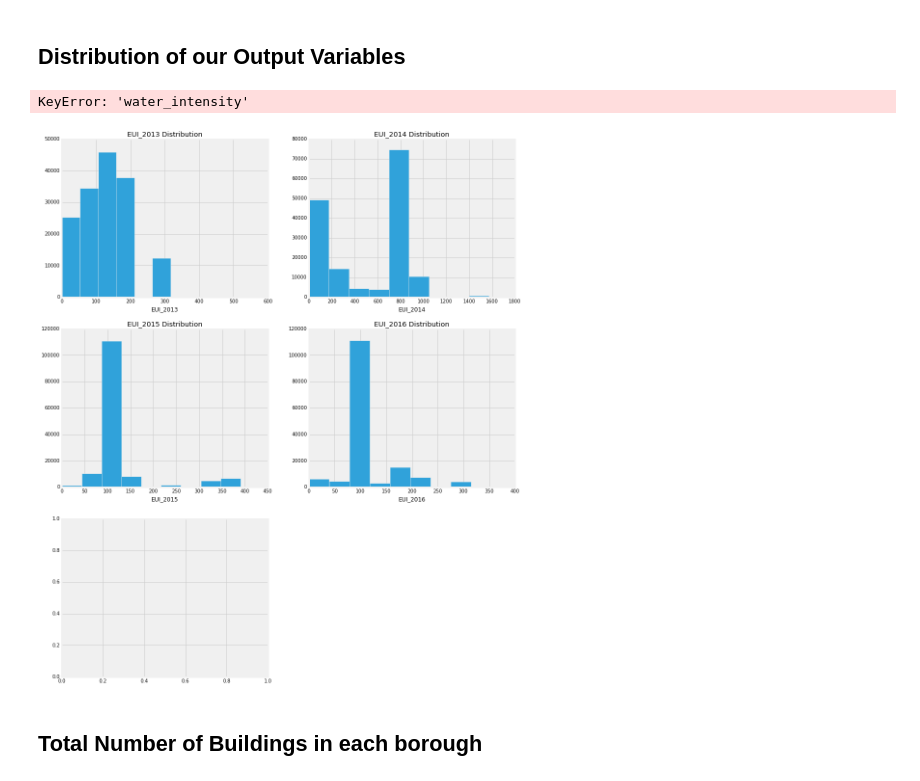
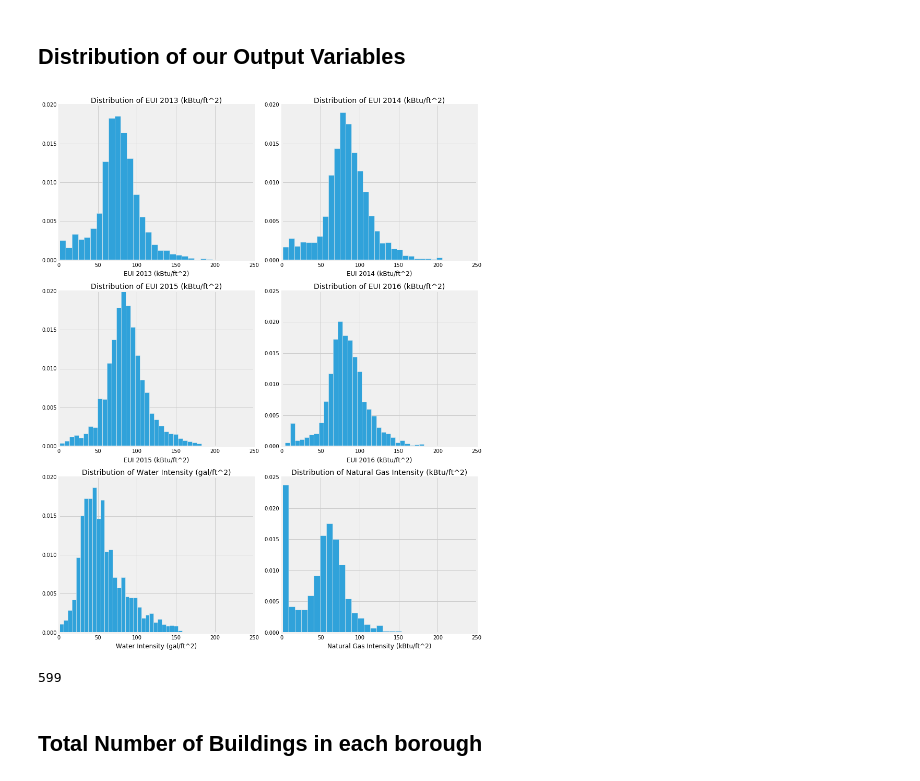
Before and after one commit to td928/CAUI_team1_Final_Project, a Jupyter notebook: Visualization.ipynb, the cells around one changed output. Saved outputs shown, nothing was run; the diff lists cells and outputs as text; code cells hidden in the pictures.

```diff
--- a/Visualization.ipynb
+++ b/Visualization.ipynb
@@ -52,7 +52,7 @@ def makeCorrPlots(x, y, df, log=False):
     plt.plot(X, intercept + slope*X, color='firebrick')
     plt.title('{} v. {}{} (corr= {:.2f})'.format(y, 'log ' if log else '', x, np.corrcoef(X, Y)[0][1]))
 
-def clean(df, col='eui', use_log=True, nonneg=False, nstd=2, onesided=None):
+def clean(df, col='eui', use_log=True, nonneg=False, nstd=2, onesided=None, bounds=None):
     """Takes the logarithm of EUI for a particular building type and filters out
     examples that fall outside the threshold of two standard deviations.
 
@@ -60,6 +60,12 @@ def clean(df, col='eui', use_log=True, nonneg=False, nstd=2, onesided=None):
 
     onesided = nonneg if onesided is None else onesided
     try:
+        if bounds:
+            xmin, xmax = bounds
+            if xmin is not None:
+                df = df[df[col] >= xmin]
+            if xmax is not None:
+                df = df[df[col] <= xmax]
         if nonneg:
             df = df[df[col] >= 0]
         if use_log:
@@ -102,0 +109,7 @@ df.head()
+# %%
+df = pd.read_csv('merged-w-latlon.csv')#.drop('Unnamed: 0', axis=1)
+
+# Make borough names pretty
+df.Borough = df.Borough.map(borough_map)
+
+df.head()
@@ -136,18 +157,23 @@ df_pluto.head()
 # %% [markdown]
 ## Distribution of our Output Variables
 # %%
-plt.figure(figsize=(15, 20))
+plt.figure(figsize=(12, 15))
 
 columns = ['EUI_2013', 'EUI_2014', 'EUI_2015', 'EUI_2016', 'water_intensity', 'naturalgas_intensity']
-names = columns # give prettier names [..., 'Natural Gas Intensity (kBtu/ft^2)]
+names = ['EUI 2013 (kBtu/ft^2)', 'EUI 2014 (kBtu/ft^2)', 'EUI 2015 (kBtu/ft^2)', 'EUI 2016 (kBtu/ft^2)', 'Water Intensity (gal/ft^2)', 'Natural Gas Intensity (kBtu/ft^2)']#columns # give prettier names [..., 'Natural Gas Intensity (kBtu/ft^2)]
 
 for i, (name, col) in enumerate(zip(names, columns), 1):
     plt.subplot(3,2,i)
-    plt.hist(clean(df, col, nonneg=True)[col]) # Clean gets rid of outliers
-    plt.title('{} Distribution'.format(name))
+    plt.hist(clean(df, col, nonneg=True, bounds=(1, 400))[col], bins=30, normed=True) # Clean gets rid of outliers
+    plt.title('Distribution of {}'.format(name.replace('_', ' ')), fontsize=14)
     plt.xlabel(name) # should add units
+    plt.xlim([0, 250])
+plt.tight_layout()
 # %% [output]
-KeyError: 'water_intensity'
-[figure, old version]
+[figure, new version]
+# %%
+df[df['naturalgas_intensity'] < 5]['naturalgas_intensity'].count()
+# %% [output]
+599
 # %% [markdown]
 ## Total Number of Buildings in each borough
```
Also changed, not shown: parts of 5 cells of this notebook, 11 other files.
